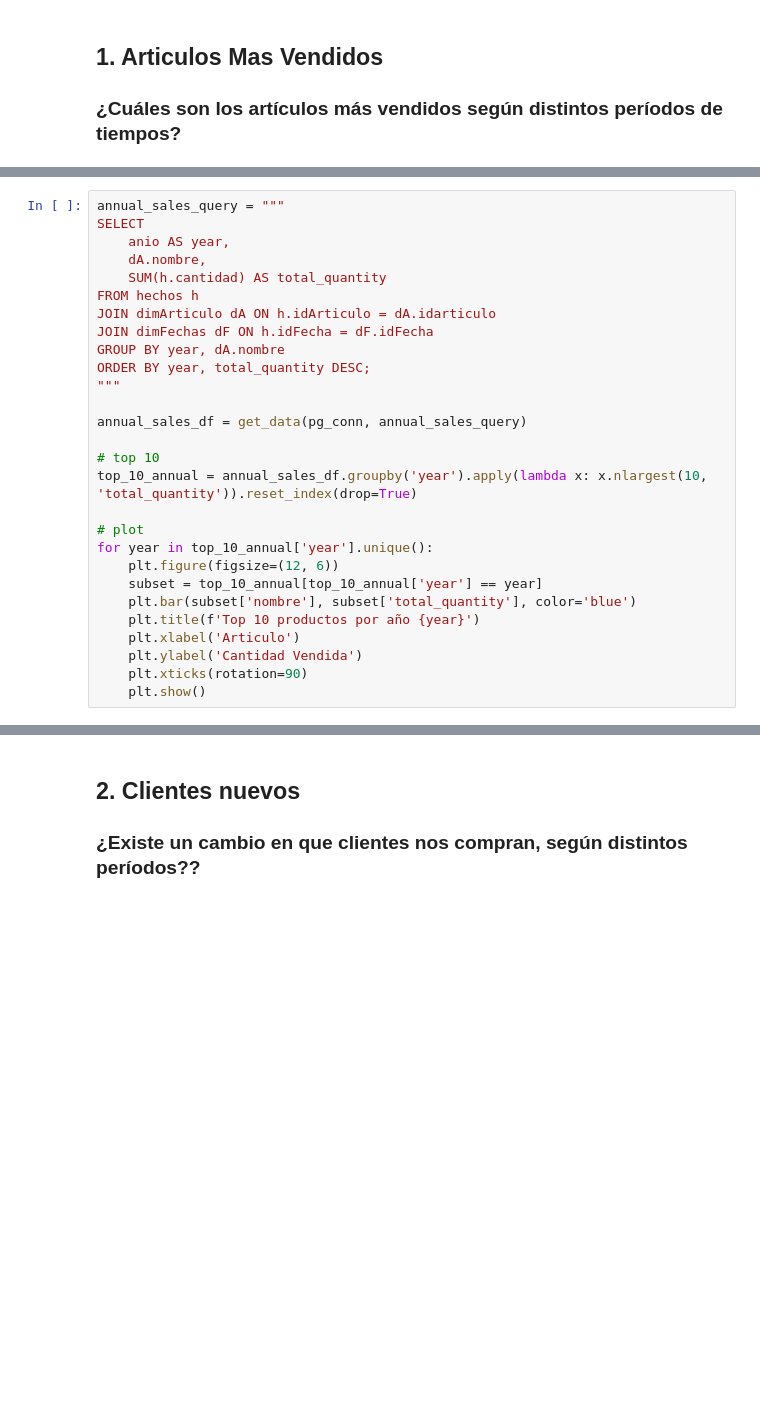
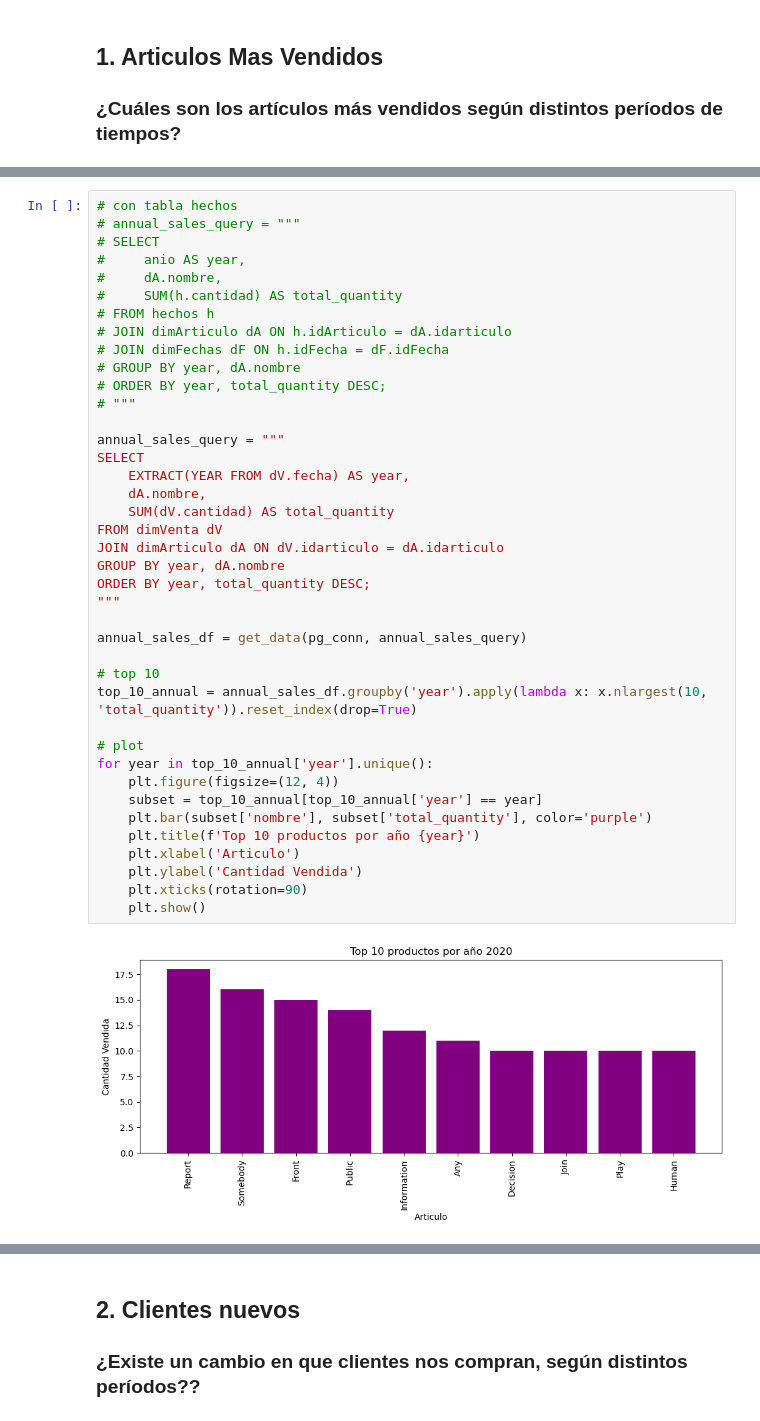
Before and after one commit to ochamodev/FinalProj_DataScience, a Jupyter notebook: analytics.ipynb, the cells around one changed output, grey strips where cells are left out. Cells and saved outputs as stored; diff of their text form; blank space fills up the shorter version.

Commit message:
feat: finish last business question graph

```diff
--- a/analytics.ipynb
+++ b/analytics.ipynb
@@ -140,28 +249,42 @@ print(worst_selling_df)
 # %%
+# con tabla hechos
+# annual_sales_query = """
+# SELECT
+#     anio AS year,
+#     dA.nombre,
+#     SUM(h.cantidad) AS total_quantity
+# FROM hechos h
+# JOIN dimArticulo dA ON h.idArticulo = dA.idarticulo
+# JOIN dimFechas dF ON h.idFecha = dF.idFecha
+# GROUP BY year, dA.nombre
+# ORDER BY year, total_quantity DESC;
+# """
+
 annual_sales_query = """
 SELECT
-    anio AS year,
+    EXTRACT(YEAR FROM dV.fecha) AS year,
     dA.nombre,
-    SUM(h.cantidad) AS total_quantity
-FROM hechos h
-JOIN dimArticulo dA ON h.idArticulo = dA.idarticulo
-JOIN dimFechas dF ON h.idFecha = dF.idFecha
+    SUM(dV.cantidad) AS total_quantity
+FROM dimVenta dV
+JOIN dimArticulo dA ON dV.idarticulo = dA.idarticulo
 GROUP BY year, dA.nombre
 ORDER BY year, total_quantity DESC;
 """
 
 annual_sales_df = get_data(pg_conn, annual_sales_query)
 
 # top 10
 top_10_annual = annual_sales_df.groupby('year').apply(lambda x: x.nlargest(10, 'total_quantity')).reset_index(drop=True)
 
 # plot
 for year in top_10_annual['year'].unique():
-    plt.figure(figsize=(12, 6))
+    plt.figure(figsize=(12, 4))
     subset = top_10_annual[top_10_annual['year'] == year]
-    plt.bar(subset['nombre'], subset['total_quantity'], color='blue')
+    plt.bar(subset['nombre'], subset['total_quantity'], color='purple')
     plt.title(f'Top 10 productos por año {year}')
     plt.xlabel('Articulo')
     plt.ylabel('Cantidad Vendida')
     plt.xticks(rotation=90)
     plt.show()
+# %% [output]
+[figure, added]
```
Also changed, not shown: parts of 24 cells of this notebook.
